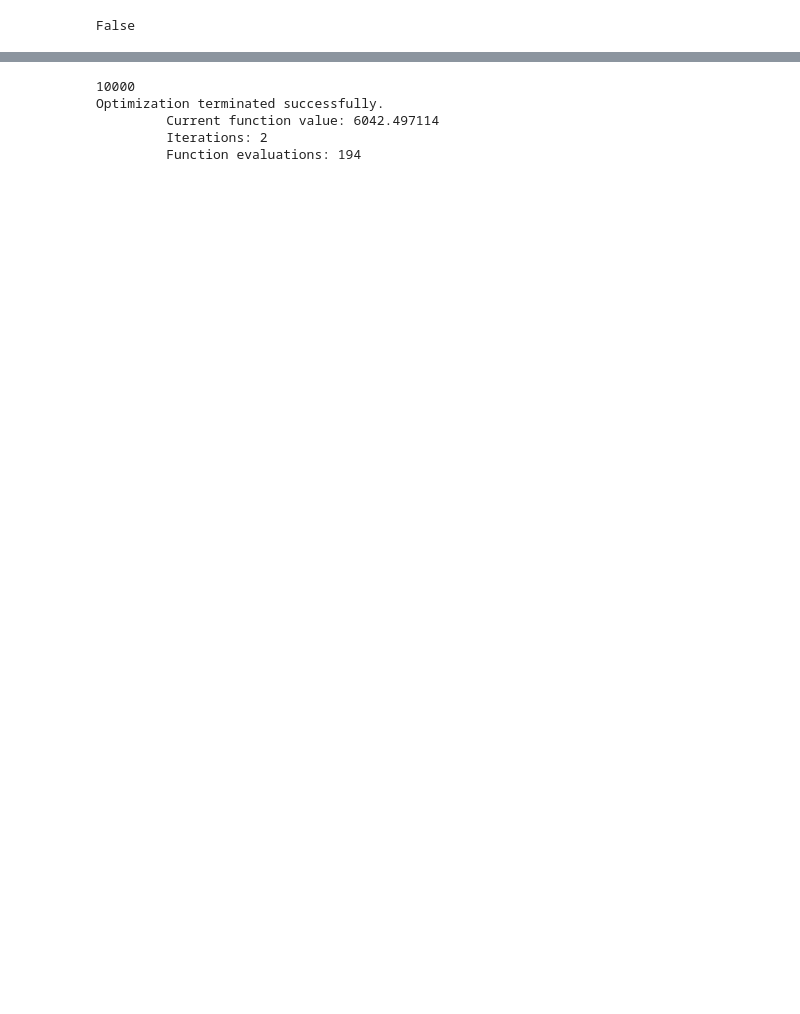
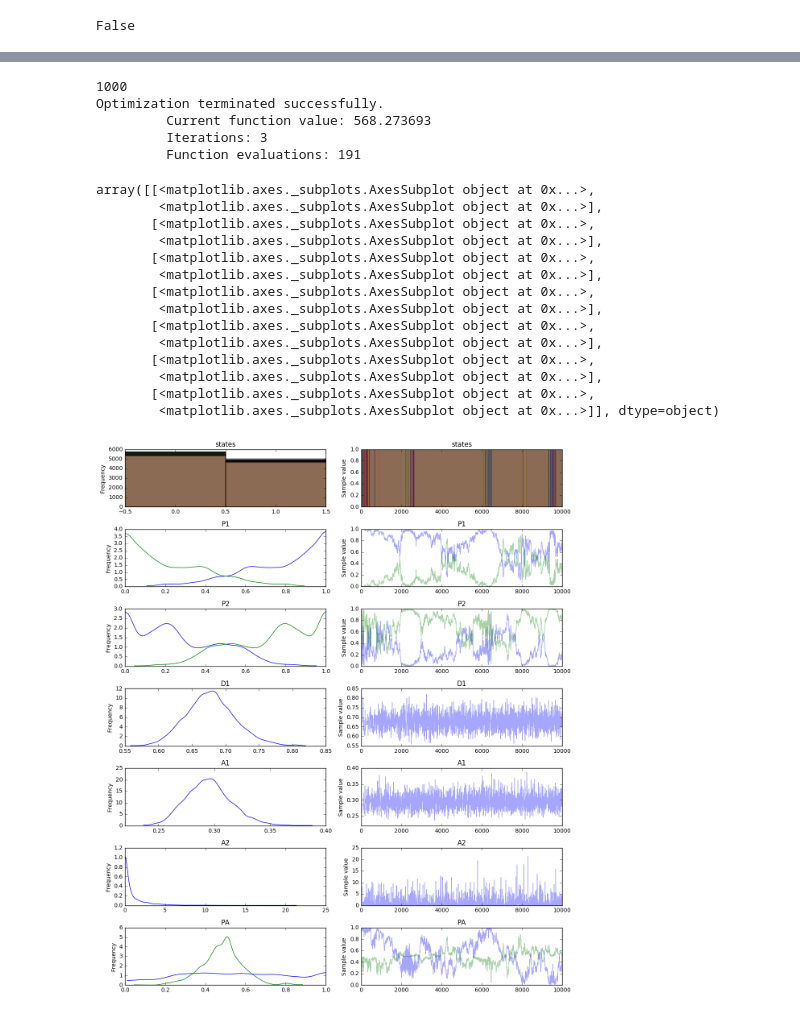
Before and after one commit to hstrey/metabolic-HMM, a Jupyter notebook: toy model.ipynb, the cells around one changed output, grey strips where cells are left out. Cells and saved outputs as stored; diff of their text form; code cells hidden in the pictures; blank space fills up the shorter version.

```diff
--- a/toy model.ipynb
+++ b/toy model.ipynb
@@ -200,23 +200,25 @@ N_chain = len(simple_sample)
 print(N_chain)
 
 # Transition probability stochastic
-theta = np.ones(N_states) + 1.
-aA=0.01
-bA=0.01
-aD=2.01
-bD=1.01
+theta1=np.array([3.0,1.0])
+theta2=np.array([1.0,3.0])
+aA1=0.00333
+bA1=0.0333
+aA2=0.333
+bA2=0.333
+aD=2.333
+bD=1.333
 
 with pm.Model() as model:
     # 2 state model
     # P1 is probablility to stay in state 1
     # P2 is probability to move from state 2 to state 1
-    P1 = pm.Dirichlet('P1', a=theta)
-    P2 = pm.Dirichlet('P2', a=theta)
+    P1 = pm.Dirichlet('P1', a=theta1)
+    P2 = pm.Dirichlet('P2', a=theta2)
 
     D1 = pm.InverseGamma('D1', alpha=aD, beta=bD)
-    A1 = pm.Gamma('A1', alpha=aA, beta=bA)
-    D2 = pm.InverseGamma('D2', alpha=aD, beta=bD)
-    A2 = pm.Gamma('A2', alpha=aA, beta=bA)
+    A1 = pm.Gamma('A1', alpha=aA1, beta=bA1)
+    A2 = pm.Gamma('A2', alpha=aA2, beta=bA2)
 
     PA = pm.Deterministic('PA',P2/(P2+1-P1))
 
@@ -226,18 +228,36 @@ with pm.Model() as model:
                                     A1=A1,
                                     A2=A1,
                                     D1=D1,
-                                    D2=D2,
+                                    D2=D1,
                                     delta_t=0.2,
                                     states=states,
                                     observed = simple_sample)
 
     start = pm.find_MAP(fmin=optimize.fmin_powell)
-    step1 = pm.Metropolis(vars=[P1, P2, A1, A2, D1, D2, PA, emission])
+    step1 = pm.Metropolis(vars=[P1, P2, A1, A2, D1, PA, emission])
     step2 = pm.BinaryGibbsMetropolis(vars=[states])
-    trace = pm.sample(10000, start=start, step=[step1, step2])
+    trace = pm.sample(10000, start=start, step=[step1,step2])
 # %% [output]
-10000
+1000
 Optimization terminated successfully.
-         Current function value: 6042.497114
-         Iterations: 2
-         Function evaluations: 194
+         Current function value: 568.273693
+         Iterations: 3
+         Function evaluations: 191
+# %%
+pm.traceplot(trace)
+# %% [output]
+array([[<matplotlib.axes._subplots.AxesSubplot object at 0x...>,
+        <matplotlib.axes._subplots.AxesSubplot object at 0x...>],
+       [<matplotlib.axes._subplots.AxesSubplot object at 0x...>,
+        <matplotlib.axes._subplots.AxesSubplot object at 0x...>],
+       [<matplotlib.axes._subplots.AxesSubplot object at 0x...>,
+        <matplotlib.axes._subplots.AxesSubplot object at 0x...>],
+       [<matplotlib.axes._subplots.AxesSubplot object at 0x...>,
+        <matplotlib.axes._subplots.AxesSubplot object at 0x...>],
+       [<matplotlib.axes._subplots.AxesSubplot object at 0x...>,
+        <matplotlib.axes._subplots.AxesSubplot object at 0x...>],
+       [<matplotlib.axes._subplots.AxesSubplot object at 0x...>,
+        <matplotlib.axes._subplots.AxesSubplot object at 0x...>],
+       [<matplotlib.axes._subplots.AxesSubplot object at 0x...>,
+        <matplotlib.axes._subplots.AxesSubplot object at 0x...>]], dtype=object)
+[figure, added]
```
Also changed, not shown: parts of 5 cells of this notebook.
